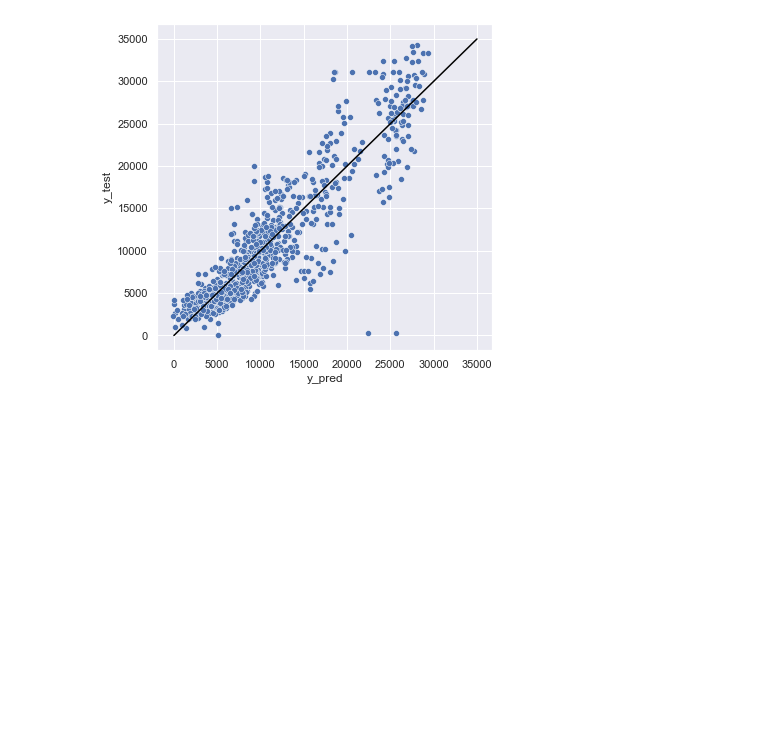
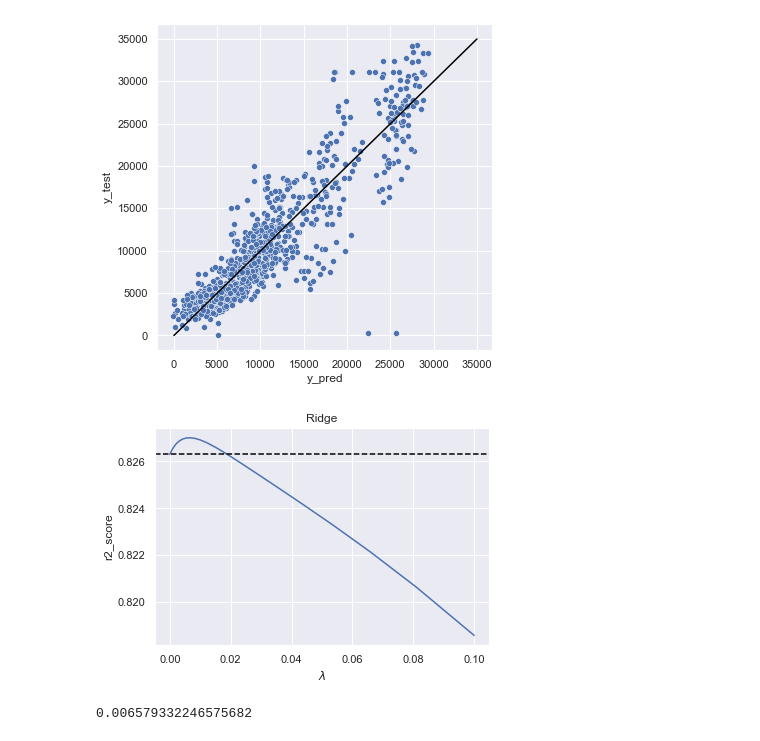
Before and after one commit to cyrill10/pml.attendance-analysis, a Jupyter notebook: analysis/modelLinearRegression.ipynb, the cells around one changed output. Drawn from its saved outputs; the diff is of its cells as text; code cells hidden in the pictures; blank space fills up the shorter version.

Commit message:
Add models

```diff
--- a/analysis/modelLinearRegression.ipynb
+++ b/analysis/modelLinearRegression.ipynb
@@ -42,3 +42,33 @@ plt.show()
 # %% [output]
 0.8263031904840301
 [figure]
+# %%
+#Rige
+n_alphas = 100
+
+from sklearn.linear_model import Ridge
+
+n_alphas = 100
+alphas = np.logspace(-10, -1, n_alphas)
+alphas = np.insert(alphas, 0, 0)
+
+scores = []
+for alpha in alphas:
+    model = Ridge(alpha=alpha, normalize=True)
+    model.fit(X_train, y_train)
+    scores.append(model.score(X_test, y_test))
+
+ax = sns.lineplot(x=alphas, y=scores)
+#ax.set_xscale('log')
+plt.title('Ridge')
+plt.xlabel(r'$\lambda$')
+plt.ylabel('r2_score')
+ax.axhline(y=0.8263031904840297, color='black', linestyle='dashed')
+plt.show()
+# %% [output]
+[figure, added]
+# %%
+alphas[np.argmax(scores)]
+# best alpha = 0.006579332246575682
+# %% [output]
+0.006579332246575682
```
Also changed, not shown: parts of 2 cells of this notebook, 4 other files.
